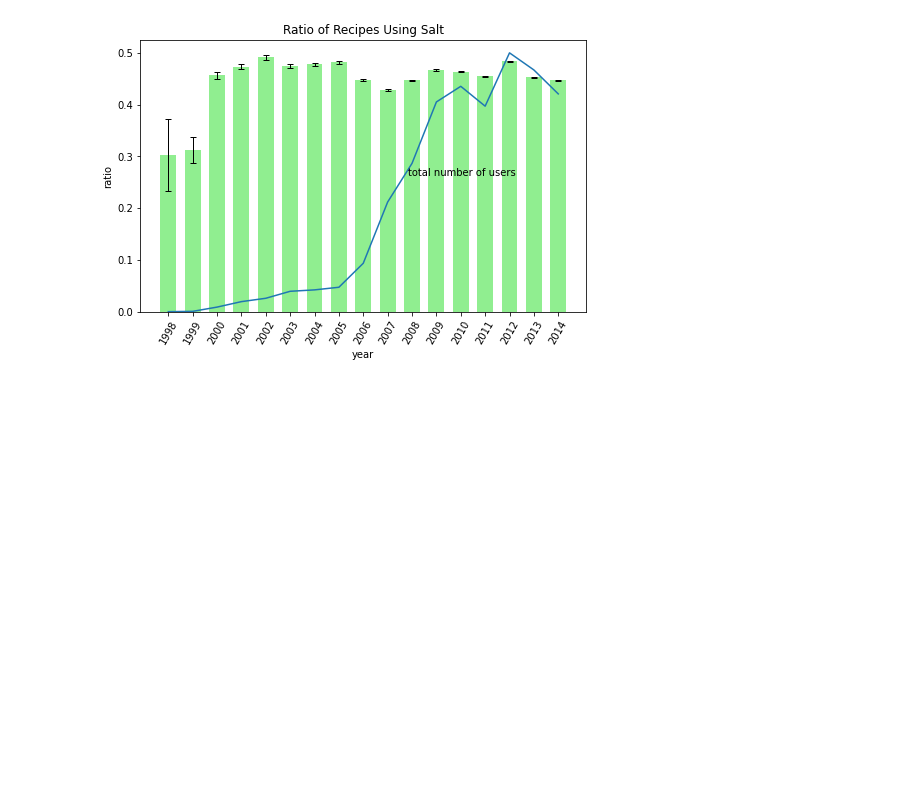
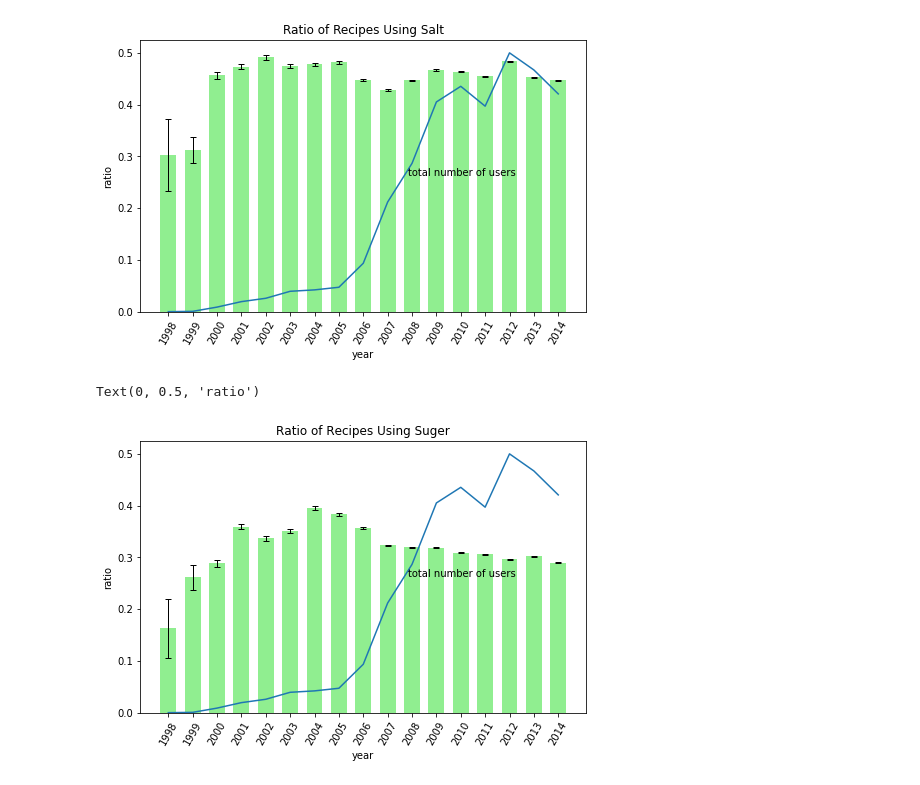
Before and after one commit to TamuraMasayuki/cookpad, a Jupyter notebook: salt_n_suger.ipynb, the cells around one changed output. Cells and saved outputs as stored; diff of their text form; code cells hidden in the pictures; blank space fills up the shorter version.

Commit message:
add suger

```diff
--- a/salt_n_suger.ipynb
+++ b/salt_n_suger.ipynb
@@ -22,7 +22,7 @@ def salt(col_names, year):
     total_user = []
     bar = tqdm(total=len(year)*3)
     for i in year:
-        df = pd.read_csv(f"/Users/tamuramasayuki/Desktop/3S/基礎プロジェクトB/programming/dataset/ingredient/ingredient{i}.csv",                                    names=col_names, usecols=[0, 1])
+        df = pd.read_csv(f"/Users/tamuramasayuki/Desktop/3S/3S1/基礎プロジェクトB/programming/dataset/ingredient/ingredient{i}.csv", names=col_names, usecols=[0, 1])
         bar.update(1)
         n = len(pd.unique(df['ID']))
         df["ingredient"] = df["ingredient"].fillna("non_data")
@@ -48,19 +48,23 @@ def suger(col_names, year):
     se = []
     total_recipe = []
     total_user = []
+    bar = tqdm(total=len(year)*3)
     for i in year:
-        df = pd.read_csv(f"/Users/tamuramasayuki/Desktop/3S/基礎プロジェクトB/programming/dataset/ingredient/ingredient{i}.csv",                                    names=col_names, usecols=[0, 1])
+        df = pd.read_csv(f"/Users/tamuramasayuki/Desktop/3S/3S1/基礎プロジェクトB/programming/dataset/ingredient/ingredient{i}.csv", names=col_names, usecols=[0, 1])
+        bar.update(1)
         n = len(pd.unique(df['ID']))
         df["ingredient"] = df["ingredient"].fillna("non_data")
         count = 0
         for j in range(len(df)):
             if ("砂糖" in df["ingredient"][j]) or ("サトウ" in df["ingredient"][j]) or ("さとう" in df["ingredient"][j]):
                 count += 1
+        bar.update(1)
         p = count / n
         total_recipe.append(count)
         total_user.append(n)
         ratio.append(p)
         se.append(np.sqrt(p*(1-p)/n))
+        bar.update(1)
     return ratio, se, total_recipe, total_user
 # %%
 ratio_salt, se_salt, total_recipe_salt, total_user_salt = salt(col_names, year)
@@ -68,6 +72,8 @@ ratio_salt, se_salt, total_recipe_salt, total_user_salt = salt(col_names, year)
 ratio_suger, se_suger, total_recipe_suger, total_user_suger = suger(col_names, year)
 # %%
 total_user_adjusted_salt = [n/(max(total_user_salt)/0.5) for n in total_user_salt]
+# %%
+total_user_adjusted_suger = [n/(max(total_user_suger)/0.5) for n in total_user_suger]
 # %%
 error_bar_set = dict(lw = 1, capthick = 1, capsize = 3)
 fig = plt.figure(figsize=(8.0, 5.0))
@@ -82,3 +88,17 @@ ax.set_ylabel("ratio")
 plt.savefig("mokomichi_2.png")
 # %% [output]
 [figure]
+# %%
+error_bar_set = dict(lw = 1, capthick = 1, capsize = 3)
+fig = plt.figure(figsize=(8.0, 5.0))
+ax = fig.add_subplot(1, 1, 1)
+ax.plot(year, total_user_adjusted_suger)
+ax.bar(year, ratio_suger, color="lightgreen",tick_label=year, yerr=se_suger, ecolor="black", error_kw=error_bar_set, width=0.65)
+ax.set_xticklabels(year, rotation=60)
+ax.set_title("Ratio of Recipes Using Suger")
+ax.text(0.60, 0.50, "total number of users", size = 10, transform=ax.transAxes)
+ax.set_xlabel("year")
+ax.set_ylabel("ratio")
+# %% [output]
+Text(0, 0.5, 'ratio')
+[figure, added]
```
